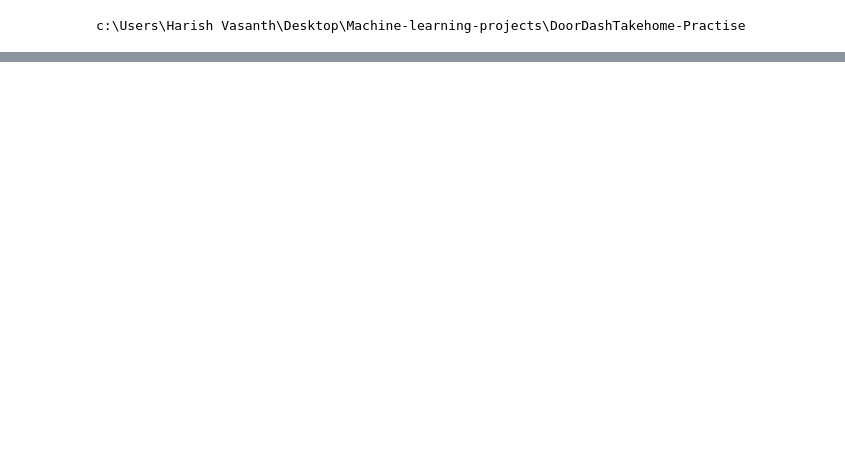
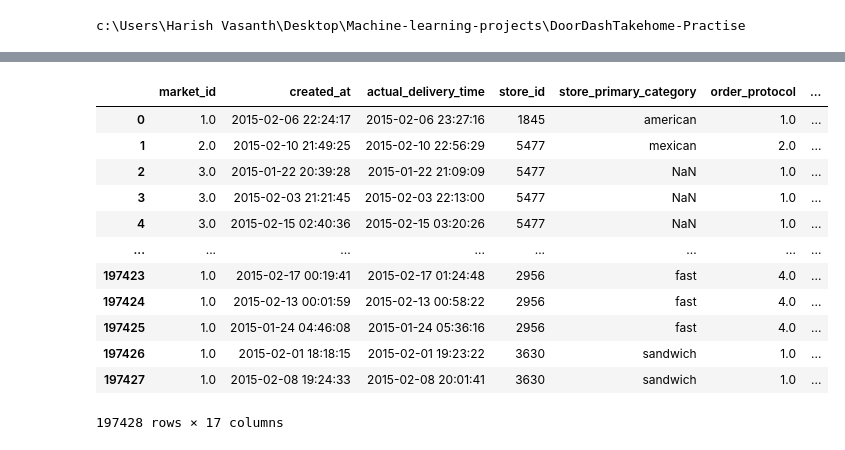
Before and after one commit to JULU909/Machine-learning-projects, a Jupyter notebook: DoorDashTakehome-Practise/takehomefile.ipynb, the cells around one changed output, grey strips where cells are left out. Saved outputs shown, nothing was run; the diff lists cells and outputs as text; code cells hidden in the pictures; blank space fills up the shorter version.

```diff
--- a/DoorDashTakehome-Practise/takehomefile.ipynb
+++ b/DoorDashTakehome-Practise/takehomefile.ipynb
@@ -134,0 +255,19 @@ df.head()
+# %%
+
+df['actual_time_taken'] = df['actual_delivery_time']-df['created_at']
+# %%
+df
+# %% [output]
+|  | market_id | created_at | actual_delivery_time | store_id | store_primary_category | order_protocol | ... |
+| 0 | 1.0 | 2015-02-06 22:24:17 | 2015-02-06 23:27:16 | 1845 | american | 1.0 | ... |
+| 1 | 2.0 | 2015-02-10 21:49:25 | 2015-02-10 22:56:29 | 5477 | mexican | 2.0 | ... |
+| 2 | 3.0 | 2015-01-22 20:39:28 | 2015-01-22 21:09:09 | 5477 | NaN | 1.0 | ... |
+| 3 | 3.0 | 2015-02-03 21:21:45 | 2015-02-03 22:13:00 | 5477 | NaN | 1.0 | ... |
+| 4 | 3.0 | 2015-02-15 02:40:36 | 2015-02-15 03:20:26 | 5477 | NaN | 1.0 | ... |
+| ... | ... | ... | ... | ... | ... | ... | ... |
+| 197423 | 1.0 | 2015-02-17 00:19:41 | 2015-02-17 01:24:48 | 2956 | fast | 4.0 | ... |
+| 197424 | 1.0 | 2015-02-13 00:01:59 | 2015-02-13 00:58:22 | 2956 | fast | 4.0 | ... |
+| 197425 | 1.0 | 2015-01-24 04:46:08 | 2015-01-24 05:36:16 | 2956 | fast | 4.0 | ... |
+| 197426 | 1.0 | 2015-02-01 18:18:15 | 2015-02-01 19:23:22 | 3630 | sandwich | 1.0 | ... |
+| 197427 | 1.0 | 2015-02-08 19:24:33 | 2015-02-08 20:01:41 | 3630 | sandwich | 1.0 | ... |
+197428 rows × 17 columns
```
Also changed, not shown: parts of 6 cells of this notebook, 1 other file.
